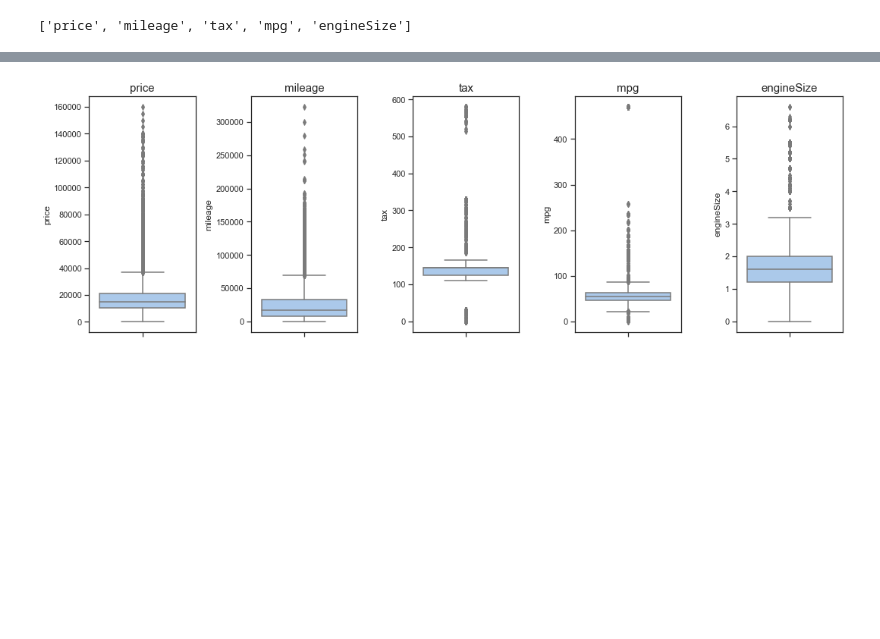
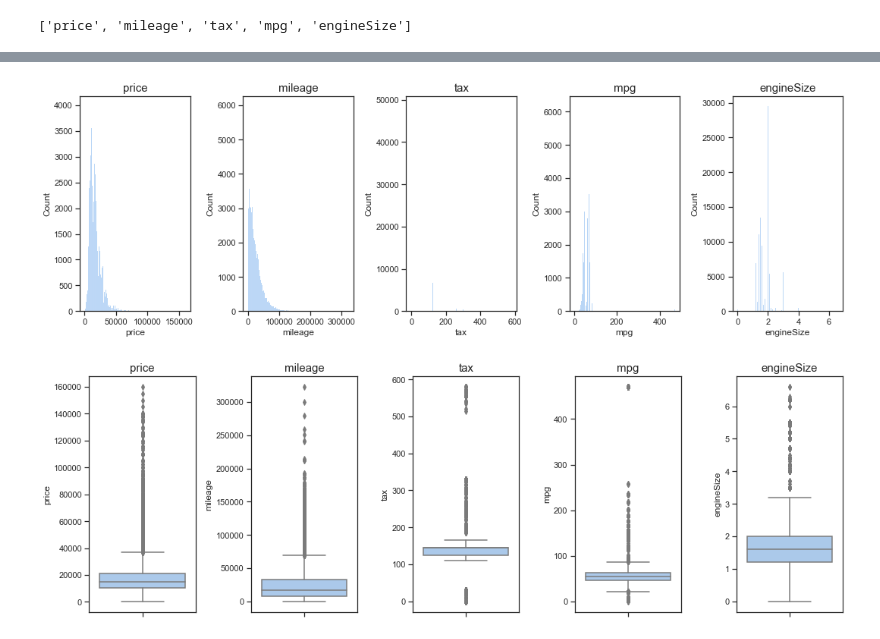
Before and after one commit to fariz-tiowiradin/FinProPWDK, a Jupyter notebook: Used Car Price Prediction.ipynb, the cells around one changed output, grey strips where cells are left out. Cells and saved outputs as stored; diff of their text form; code cells hidden in the pictures; blank space fills up the shorter version.

Commit message:
nambahin histplot & insight ttg kesimpulan sebaran data

```diff
--- a/Used Car Price Prediction.ipynb
+++ b/Used Car Price Prediction.ipynb
@@ -17,7 +17,7 @@ for i in car_models:
     if i == 'hyundi':
         carmodel_df = carmodel_df.rename(columns={'tax(£)': 'tax'})
 
-    df = pd.concat([full_data, carmodel_df])
+    df = pd.concat([df, carmodel_df])
 # %%
 df.head()
 # %% [output]
@@ -43,3 +40,15 @@ num_features
+# %%
+figure, axis = plt.subplots(1,5,figsize=(15,5))
+
+for i in range(len(num_features)):
+    axis[i].set_title(num_features[i], size=15)
+    sns.histplot(ax=axis[i], data = df, x=num_features[i])
+
+# auto padding subplot
+plt.tight_layout()
+plt.show()
+# %% [output]
+[figure, added]
 # %%
 figure, axis = plt.subplots(1,5,figsize=(15,5))
 
```
Also changed, not shown: parts of 2 cells of this notebook.
